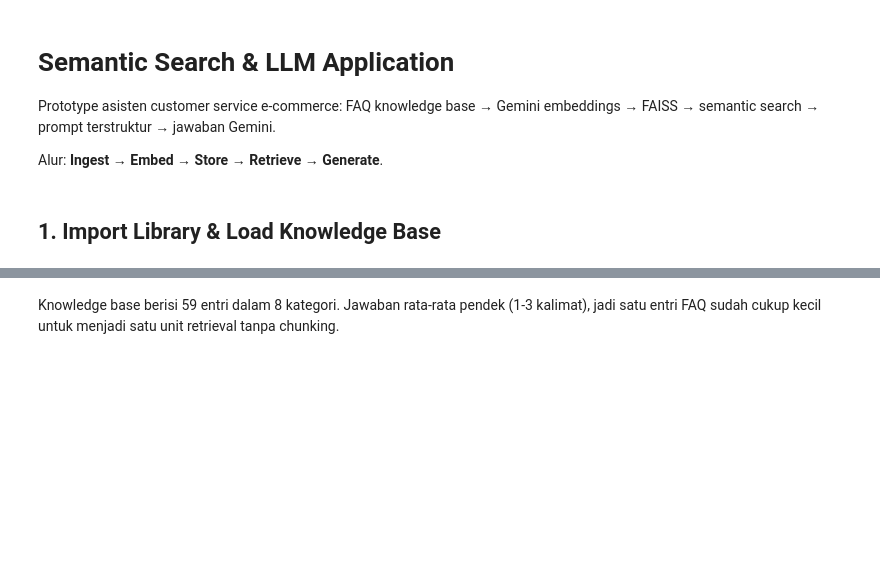
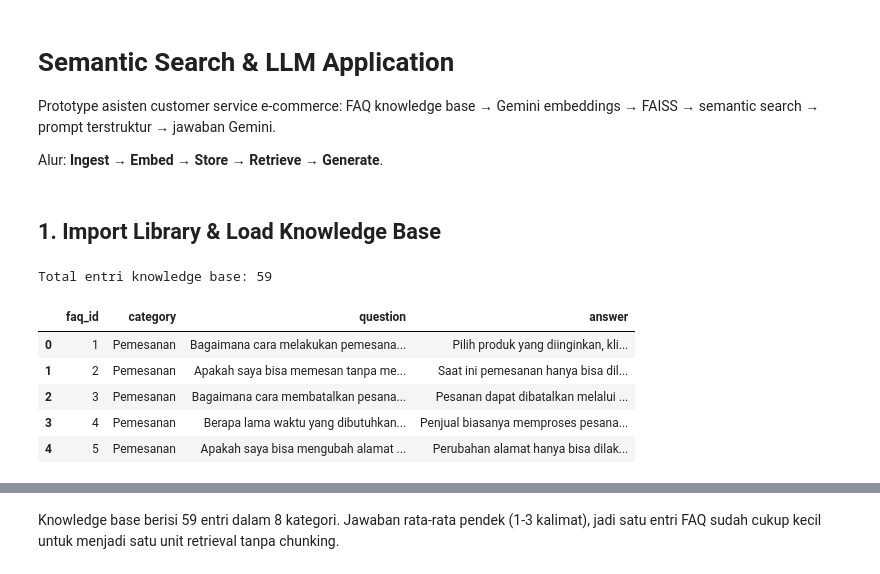
Before and after one commit to laksamada/assignment-semantic-search-Mochamad_Fachri_Alfaridzi, a Jupyter notebook: notebook/starter_notebook_semantic_search.ipynb, the cells around one changed output, grey strips where cells are left out. Cells and saved outputs as stored; diff of their text form; code cells hidden in the pictures; blank space fills up the shorter version.

```diff
--- a/notebook/starter_notebook_semantic_search.ipynb
+++ b/notebook/starter_notebook_semantic_search.ipynb
@@ -9,25 +9,33 @@ Alur: **Ingest → Embed → Store → Retrieve → Generate**.
 # %%
 import os
 import time
 from pathlib import Path
 
 import faiss
 import numpy as np
 import pandas as pd
 from dotenv import load_dotenv
 from google import genai
 from google.genai import types
 
 ROOT = Path.cwd().parent if Path.cwd().name == 'notebook' else Path.cwd()
 load_dotenv(ROOT / '.env')
 client = genai.Client(api_key=os.environ['GEMINI_API_KEY'])
 
 EMBED_MODEL = 'gemini-embedding-001'
-LLM_MODEL = 'gemini-3.8-flash'
+LLM_MODEL = 'gemini-3.5-flash-lite'
 
 df = pd.read_csv(ROOT / 'data' / 'ecommerce_faq_knowledge_base.csv')
 print('Total entri knowledge base:', len(df))
 df.head()
+# %% [output]
+Total entri knowledge base: 59
+|  | faq_id | category | question | answer |
+| 0 | 1 | Pemesanan | Bagaimana cara melakukan pemesana... | Pilih produk yang diinginkan, kli... |
+| 1 | 2 | Pemesanan | Apakah saya bisa memesan tanpa me... | Saat ini pemesanan hanya bisa dil... |
+| 2 | 3 | Pemesanan | Bagaimana cara membatalkan pesana... | Pesanan dapat dibatalkan melalui ... |
+| 3 | 4 | Pemesanan | Berapa lama waktu yang dibutuhkan... | Penjual biasanya memproses pesana... |
+| 4 | 5 | Pemesanan | Apakah saya bisa mengubah alamat ... | Perubahan alamat hanya bisa dilak... |
 # %%
 print('Kolom:', list(df.columns))
 print('Missing value:', df.isna().sum().sum())
```
Also changed, not shown: parts of 12 cells of this notebook, 3 other files.
